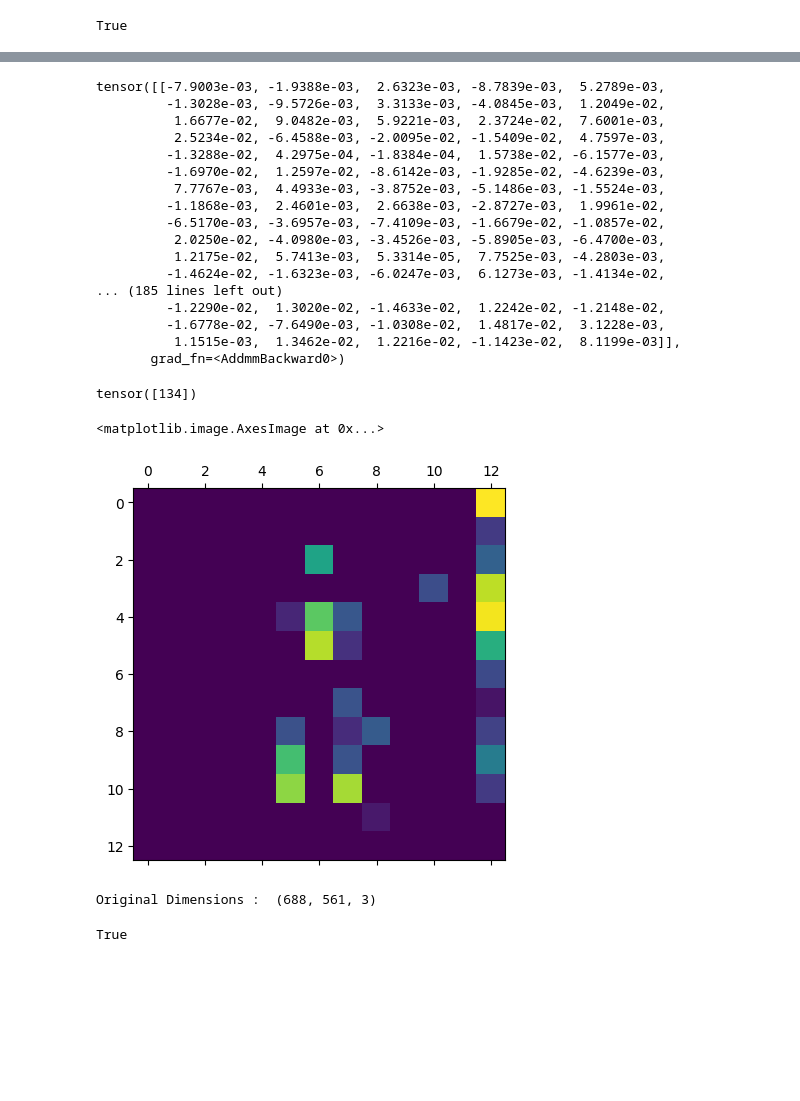
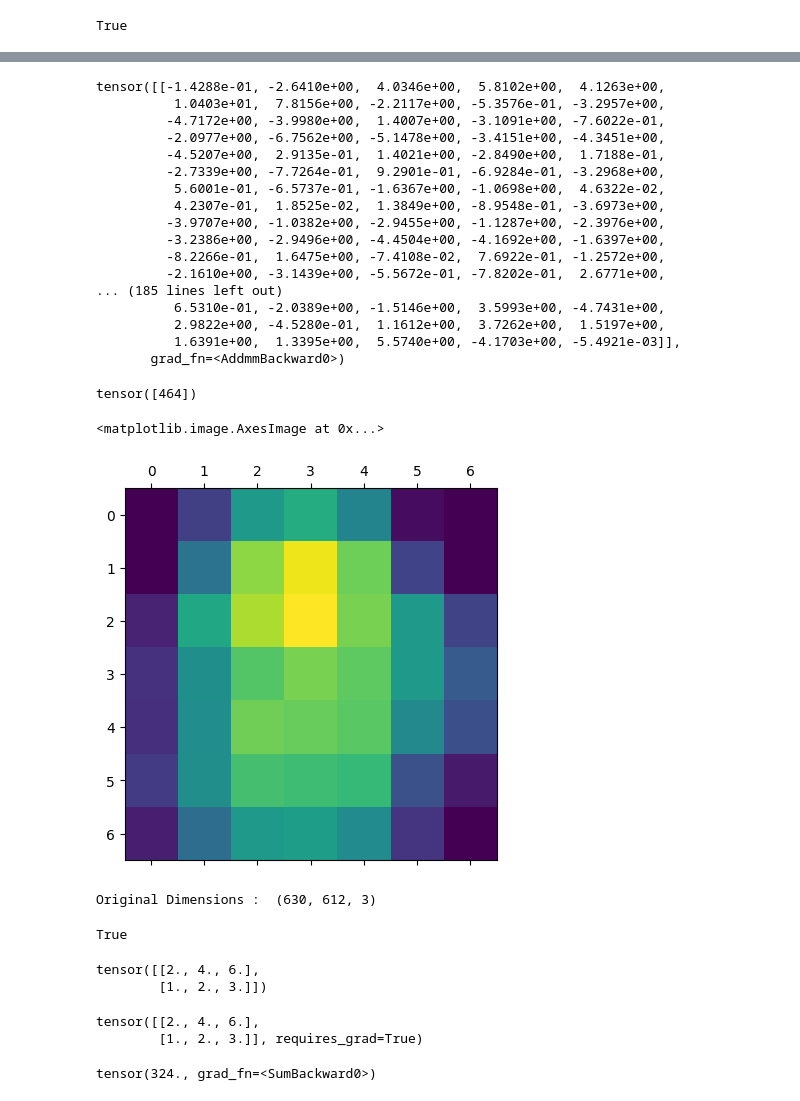
Before and after one commit to ceyhunsahin/PYTORCH_WORKING, a Jupyter notebook: Implementing GRADCAM.ipynb, the cells around one changed output, grey strips where cells are left out. Cells and saved outputs as stored; diff of their text form; code cells hidden in the pictures; blank space fills up the shorter version.

```diff
--- a/Implementing GRADCAM.ipynb
+++ b/Implementing GRADCAM.ipynb
@@ -15,7 +15,7 @@ transform = transforms.Compose([transforms.Resize((224, 224)),
                                 transforms.Normalize(mean=[0.485, 0.456, 0.406], std=[0.229, 0.224, 0.225])])
 
 # define a 1 image dataset
-dataset = datasets.ImageFolder(root='~/PYTORCH/data/', transform=transform)
+dataset = datasets.ImageFolder(root='~/PYTORCH/data4/', transform=transform)
 
 # define the dataloader to load that single image
 dataloader = data.DataLoader(dataset=dataset, shuffle=False, batch_size=1)
@@ -155,17 +181,17 @@ AlexNet(
 )
 # %%
-class AlexNet(nn.Module):
+class DenseNet(nn.Module):
     def __init__(self):
-        super(AlexNet, self).__init__()
+        super(DenseNet, self).__init__()
 
         # get the pretrained DenseNet201 network
-        self.densenet = alexnet()
+        self.densenet = densenet169(weights=DenseNet169_Weights.IMAGENET1K_V1)
 
         # disect the network to access its last convolutional layer
-        self.features_conv = self.densenet.features[:11]
+        self.features_conv = self.densenet.features[:16]
 
         # add the average global pool
-        self.global_avg_pool = nn.MaxPool2d(kernel_size=3, stride=2, padding=0, dilation=1, ceil_mode=False)
+        self.global_avg_pool = nn.AvgPool2d(kernel_size=7, stride=1)
 
         # get the classifier of the vgg19
         self.classifier = self.densenet.classifier
@@ -185,7 +211,7 @@ class AlexNet(nn.Module):
 
         # don't forget the pooling
         x = self.global_avg_pool(x)
-        x = x.view((1,9216))
+        x = x.view((1,1664))
         x = self.classifier(x)
         return x
 
@@ -196,7 +222,7 @@ class AlexNet(nn.Module):
         return self.features_conv(x)
 # %%
 # initialize the VGG model
-dense = AlexNet()
+dense = DenseNet()
 
 # set the evaluation mode
 dense.eval()
@@ -209,26 +235,26 @@ pred = dense(img)
 # %%
 pred
 # %% [output]
-tensor([[-7.9003e-03, -1.9388e-03,  2.6323e-03, -8.7839e-03,  5.2789e-03,
-         -1.3028e-03, -9.5726e-03,  3.3133e-03, -4.0845e-03,  1.2049e-02,
-          1.6677e-02,  9.0482e-03,  5.9221e-03,  2.3724e-02,  7.6001e-03,
-          2.5234e-02, -6.4588e-03, -2.0095e-02, -1.5409e-02,  4.7597e-03,
-         -1.3288e-02,  4.2975e-04, -1.8384e-04,  1.5738e-02, -6.1577e-03,
-         -1.6970e-02,  1.2597e-02, -8.6142e-03, -1.9285e-02, -4.6239e-03,
-          7.7767e-03,  4.4933e-03, -3.8752e-03, -5.1486e-03, -1.5524e-03,
-         -1.1868e-03,  2.4601e-03,  2.6638e-03, -2.8727e-03,  1.9961e-02,
-         -6.5170e-03, -3.6957e-03, -7.4109e-03, -1.6679e-02, -1.0857e-02,
-          2.0250e-02, -4.0980e-03, -3.4526e-03, -5.8905e-03, -6.4700e-03,
-          1.2175e-02,  5.7413e-03,  5.3314e-05,  7.7525e-03, -4.2803e-03,
-         -1.4624e-02, -1.6323e-03, -6.0247e-03,  6.1273e-03, -1.4134e-02,
+tensor([[-1.4288e-01, -2.6410e+00,  4.0346e+00,  5.8102e+00,  4.1263e+00,
+          1.0403e+01,  7.8156e+00, -2.2117e+00, -5.3576e-01, -3.2957e+00,
+         -4.7172e+00, -3.9980e+00,  1.4007e+00, -3.1091e+00, -7.6022e-01,
+         -2.0977e+00, -6.7562e+00, -5.1478e+00, -3.4151e+00, -4.3451e+00,
+         -4.5207e+00,  2.9135e-01,  1.4021e+00, -2.8490e+00,  1.7188e-01,
+         -2.7339e+00, -7.7264e-01,  9.2901e-01, -6.9284e-01, -3.2968e+00,
+          5.6001e-01, -6.5737e-01, -1.6367e+00, -1.0698e+00,  4.6322e-02,
+          4.2307e-01,  1.8525e-02,  1.3849e+00, -8.9548e-01, -3.6973e+00,
+         -3.9707e+00, -1.0382e+00, -2.9455e+00, -1.1287e+00, -2.3976e+00,
+         -3.2386e+00, -2.9496e+00, -4.4504e+00, -4.1692e+00, -1.6397e+00,
+         -8.2266e-01,  1.6475e+00, -7.4108e-02,  7.6922e-01, -1.2572e+00,
+         -2.1610e+00, -3.1439e+00, -5.5672e-01, -7.8202e-01,  2.6771e+00,
 ... (185 lines left out)
-         -1.2290e-02,  1.3020e-02, -1.4633e-02,  1.2242e-02, -1.2148e-02,
-         -1.6778e-02, -7.6490e-03, -1.0308e-02,  1.4817e-02,  3.1228e-03,
-          1.1515e-03,  1.3462e-02,  1.2216e-02, -1.1423e-02,  8.1199e-03]],
+          6.5310e-01, -2.0389e+00, -1.5146e+00,  3.5993e+00, -4.7431e+00,
+          2.9822e+00, -4.5280e-01,  1.1612e+00,  3.7262e+00,  1.5197e+00,
+          1.6391e+00,  1.3395e+00,  5.5740e+00, -4.1703e+00, -5.4921e-03]],
        grad_fn=<AddmmBackward0>)
 # %%
 pred.argmax(dim=1)
 # %% [output]
-tensor([134])
+tensor([464])
 # %%
 # get the gradient of the output with respect to the parameters of the model
@@ -236,43 +262,43 @@ pred[:, 772].backward()
 # %%
 # pull the gradients out of the model
 gradients = dense.get_activations_gradient()
 
 
 # pool the gradients across the channels
 pooled_gradients = torch.mean(gradients, dim=[0, 2, 3])
 
 # get the activations of the last convolutional layer
 activations = dense.get_activations(img).detach()
 
 # weight the channels by corresponding gradients
-for i in range(256):
+for i in range(512):
     activations[:, i, :, :] *= pooled_gradients[i]
 
 # average the channels of the activations
 heatmap = torch.mean(activations, dim=1).squeeze()
 
 # relu on top of the heatmap
 # expression (2) in https://arxiv.org/pdf/1610.02391.pdf
 heatmap = np.maximum(heatmap, 0)
 
 # normalize the heatmap
 heatmap /= torch.max(heatmap)
 
 # draw the heatmap
 plt.matshow(heatmap.squeeze())
 # %% [output]
 <matplotlib.image.AxesImage at 0x...>
-[figure, old version]
+[figure, new version]
 # %%
 import cv2
 heatmap = heatmap.detach().numpy()
-img = cv2.imread('data4/ben/kanser1.png')
+img = cv2.imread('data4/ben/kanser2.jpeg')
 print('Original Dimensions : ',img.shape)
 width = int(img.shape[1])
 height = int(img.shape[0])
 dim = (width, height)
 # %% [output]
-Original Dimensions :  (688, 561, 3)
+Original Dimensions :  (630, 612, 3)
 # %%
 heatmap = cv2.resize(heatmap,dim)
 heatmap = np.uint8(255 * heatmap)
@@ -281,3 +307,18 @@ superimposed_img = heatmap * 0.6 + img
 cv2.imwrite('data4/map.jpg', superimposed_img)
 # %% [output]
 True
+# %%
+a= torch.Tensor([[2,4,6],[1,2,3]]) ;a
+# %% [output]
+tensor([[2., 4., 6.],
+        [1., 2., 3.]])
+# %%
+a.requires_grad_()
+# %% [output]
+tensor([[2., 4., 6.],
+        [1., 2., 3.]], requires_grad=True)
+# %%
+b = a.pow(3).sum()
+b
+# %% [output]
+tensor(324., grad_fn=<SumBackward0>)
```
Also changed, not shown: parts of 17 cells of this notebook, 1 other file.
